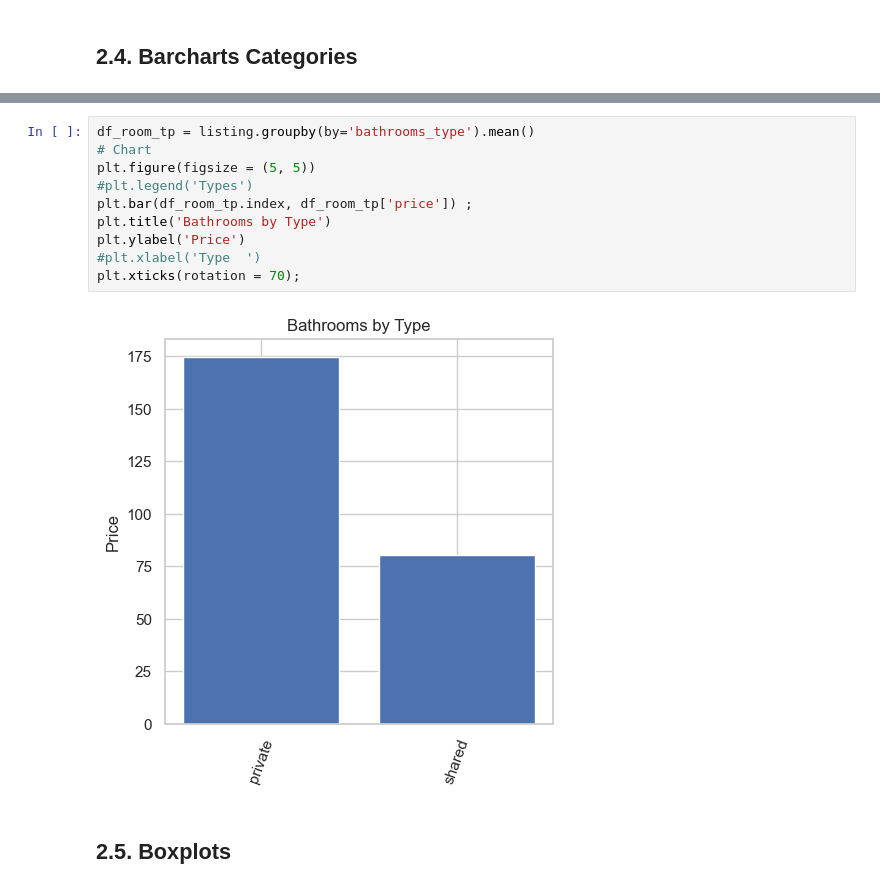
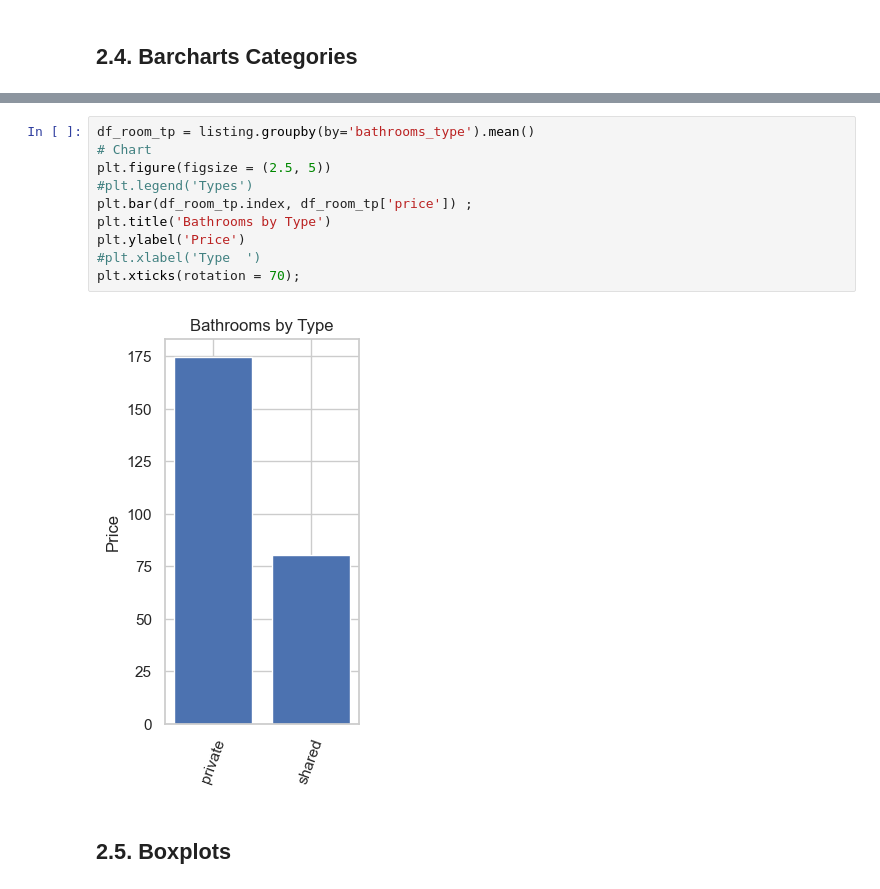
Before and after one commit to sresende/airbnb_data_analysis, a Jupyter notebook: code/02 Exploratory Data Analysis.ipynb, the cells around one changed output, grey strips where cells are left out. Saved outputs shown, nothing was run; the diff lists cells and outputs as text.

```diff
--- a/code/02 Exploratory Data Analysis.ipynb
+++ b/code/02 Exploratory Data Analysis.ipynb
@@ -183,15 +181,15 @@ plt.xticks(rotation = 70);
 # %%
 df_room_tp = listing.groupby(by='bathrooms_type').mean()
 # Chart
-plt.figure(figsize = (5, 5))
+plt.figure(figsize = (2.5, 5))
 #plt.legend('Types')
 plt.bar(df_room_tp.index, df_room_tp['price']) ;
 plt.title('Bathrooms by Type')
 plt.ylabel('Price')
 #plt.xlabel('Type  ')
 plt.xticks(rotation = 70);
 # %% [output]
-[figure, old version]
+[figure, new version]
 # %% [markdown]
 ## 2.5. Boxplots
 # %% [markdown]
```
Also changed, not shown: parts of 7 cells of this notebook, 12 other files.
